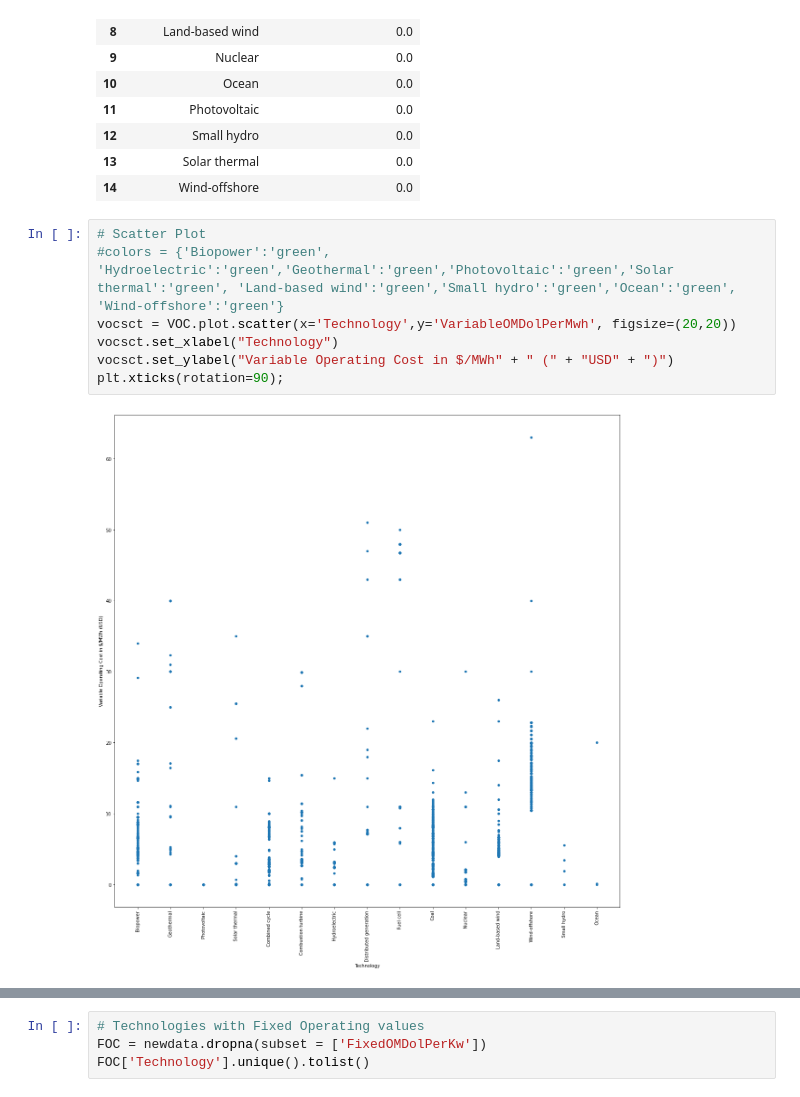
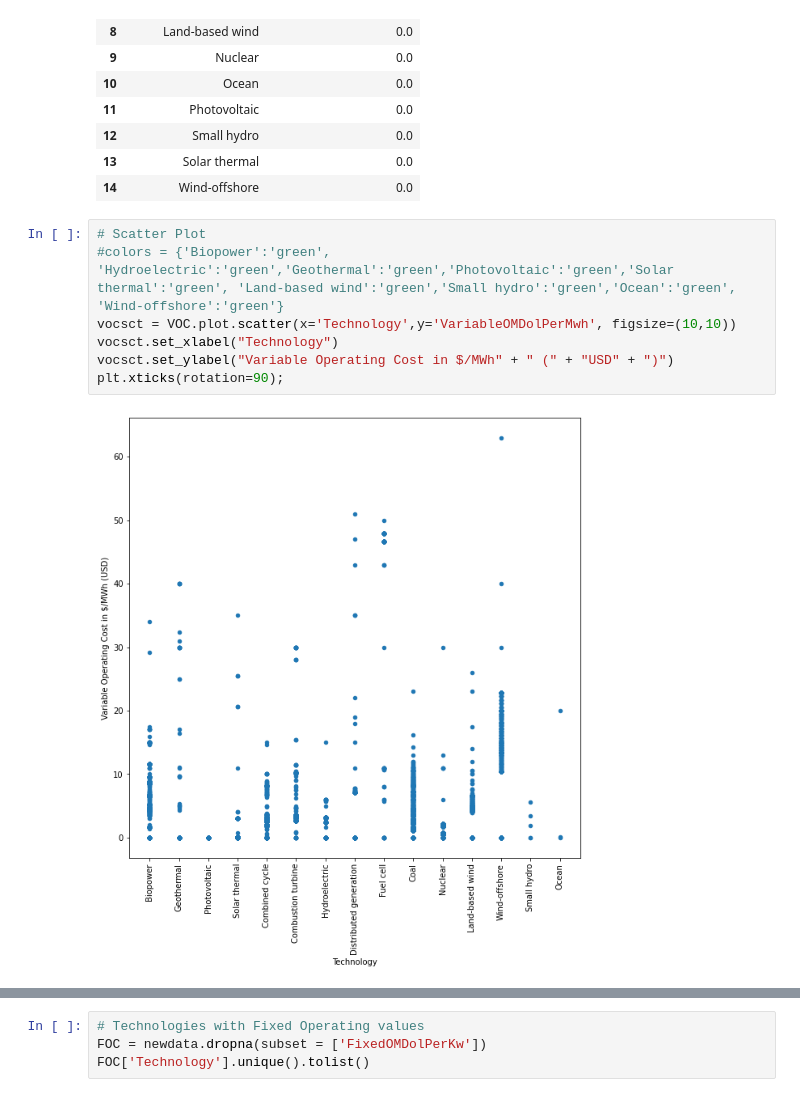
Before and after one commit to CFD-UTSA/EnergyGeneration, a Jupyter notebook: Final_Project_Draft.ipynb, the cells around one changed output, grey strips where cells are left out. Cells and saved outputs as stored; diff of their text form.

```diff
--- a/Final_Project_Draft.ipynb
+++ b/Final_Project_Draft.ipynb
@@ -360,11 +381,11 @@ VOC.groupby('Technology',as_index=False)['VariableOMDolPerMwh'].min()
 # %%
 # Scatter Plot
 #colors = {'Biopower':'green', 'Hydroelectric':'green','Geothermal':'green','Photovoltaic':'green','Solar thermal':'green', 'Land-based wind':'green','Small hydro':'green','Ocean':'green', 'Wind-offshore':'green'}
-vocsct = VOC.plot.scatter(x='Technology',y='VariableOMDolPerMwh', figsize=(20,20))
+vocsct = VOC.plot.scatter(x='Technology',y='VariableOMDolPerMwh', figsize=(10,10))
 vocsct.set_xlabel("Technology")
 vocsct.set_ylabel("Variable Operating Cost in $/MWh" + " (" + "USD" + ")")
 plt.xticks(rotation=90);
 # %% [output]
-[figure, old version]
+[figure, new version]
 # %%
 # Box and Whiskeer plot to see the outliers
```
Also changed, not shown: parts of 19 cells of this notebook.
